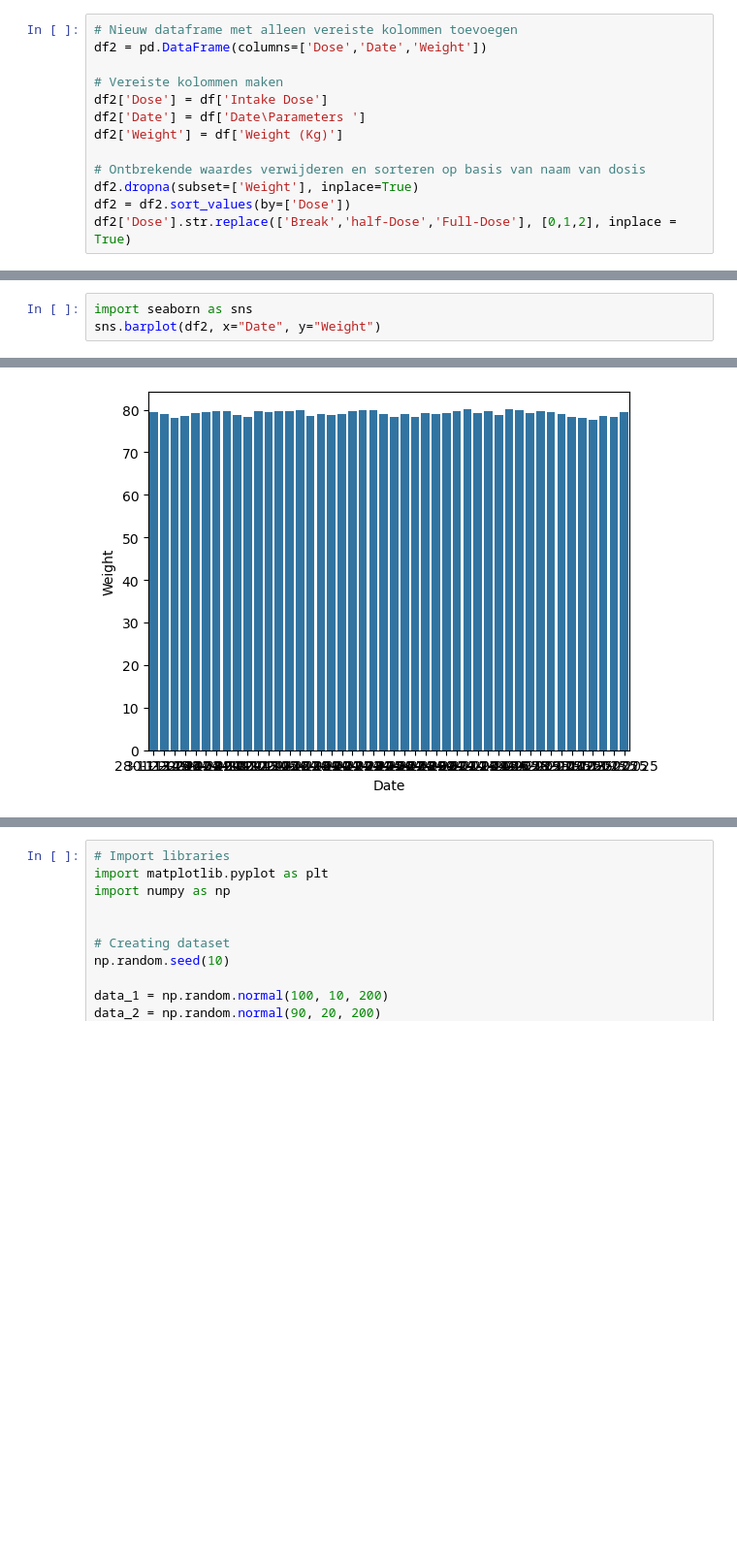
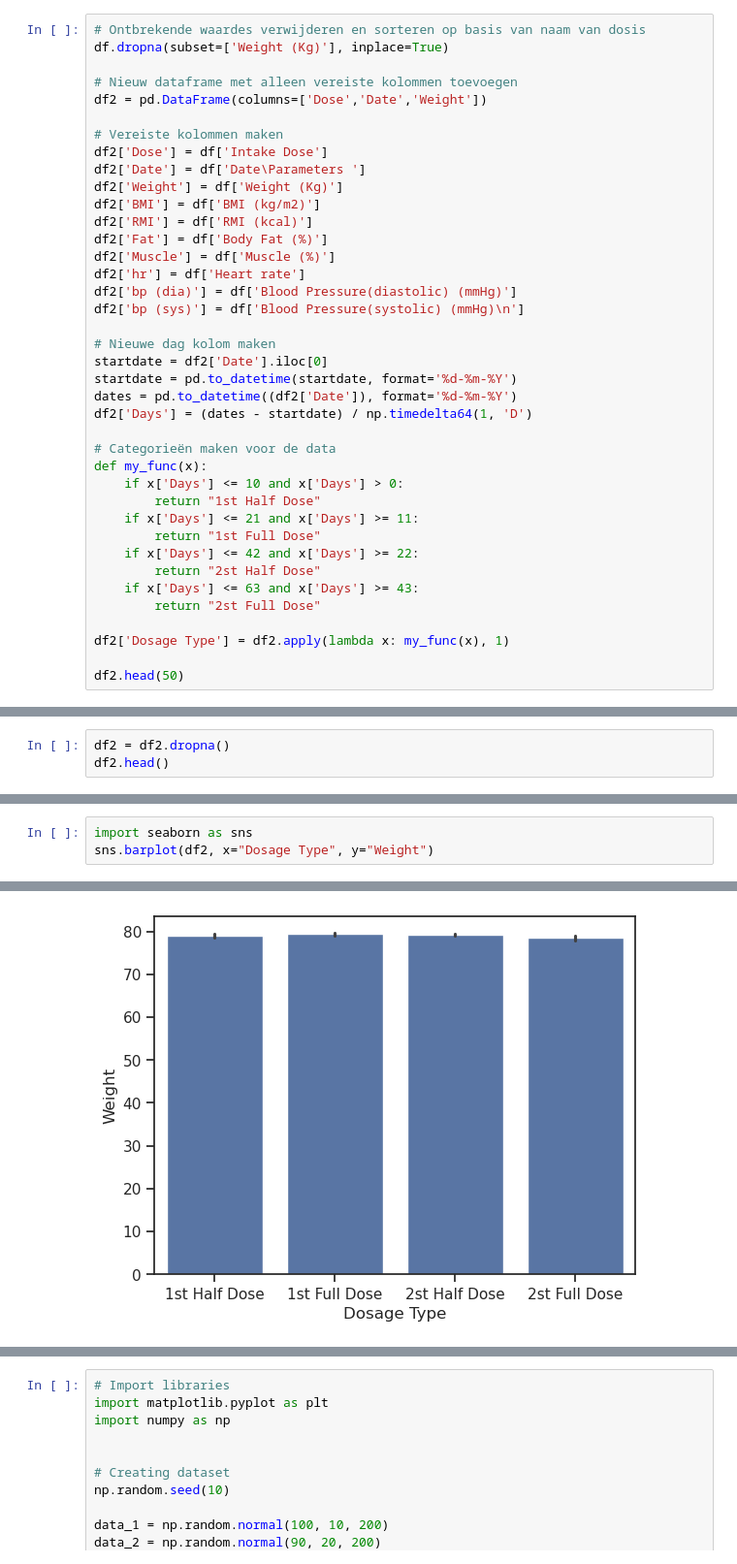
Before and after one commit to ogkourlias/capsaicin, a Jupyter notebook: weight_graphs/weight_graphs.ipynb, the cells around one changed output, grey strips where cells are left out. Shown at 97% size. Saved outputs shown, nothing was run; the diff lists cells and outputs as text; blank space fills up the shorter version.

Commit message:
Updated weight graph code, fixed bugs

```diff
--- a/weight_graphs/weight_graphs.ipynb
+++ b/weight_graphs/weight_graphs.ipynb
@@ -44,4 +79,7 @@ df.head(20)
 # %%
+# Ontbrekende waardes verwijderen en sorteren op basis van naam van dosis
+df.dropna(subset=['Weight (Kg)'], inplace=True)
+
 # Nieuw dataframe met alleen vereiste kolommen toevoegen
 df2 = pd.DataFrame(columns=['Dose','Date','Weight'])
 
@@ -49,9 +87,32 @@ df2 = pd.DataFrame(columns=['Dose','Date','Weight'])
 df2['Dose'] = df['Intake Dose']
 df2['Date'] = df['Date\Parameters ']
 df2['Weight'] = df['Weight (Kg)']
+df2['BMI'] = df['BMI (kg/m2)']
+df2['RMI'] = df['RMI (kcal)']
+df2['Fat'] = df['Body Fat (%)']
+df2['Muscle'] = df['Muscle (%)']
+df2['hr'] = df['Heart rate']
+df2['bp (dia)'] = df['Blood Pressure(diastolic) (mmHg)']
+df2['bp (sys)'] = df['Blood Pressure(systolic) (mmHg)\n']
 
-# Ontbrekende waardes verwijderen en sorteren op basis van naam van dosis
-df2.dropna(subset=['Weight'], inplace=True)
-df2 = df2.sort_values(by=['Dose'])
-df2['Dose'].str.replace(['Break','half-Dose','Full-Dose'], [0,1,2], inplace = True)
+# Nieuwe dag kolom maken
+startdate = df2['Date'].iloc[0]
+startdate = pd.to_datetime(startdate, format='%d-%m-%Y')
+dates = pd.to_datetime((df2['Date']), format='%d-%m-%Y')
+df2['Days'] = (dates - startdate) / np.timedelta64(1, 'D')
+
+# Categorieën maken voor de data
+def my_func(x):
+    if x['Days'] <= 10 and x['Days'] > 0:
+        return "1st Half Dose"
+    if x['Days'] <= 21 and x['Days'] >= 11:
+        return "1st Full Dose"
+    if x['Days'] <= 42 and x['Days'] >= 22:
+        return "2st Half Dose"
+    if x['Days'] <= 63 and x['Days'] >= 43:
+        return "2st Full Dose"
+
+df2['Dosage Type'] = df2.apply(lambda x: my_func(x), 1)
+
+df2.head(50)
 # %% [output]
@@ -70,0 +136,3 @@ NameError: name 'columnname' is not defined
+# %%
+df2 = df2.dropna()
+df2.head()
@@ -71,4 +146,4 @@ NameError: name 'columnname' is not defined
 # %%
 import seaborn as sns
-sns.barplot(df2, x="Date", y="Weight")
+sns.barplot(df2, x="Dosage Type", y="Weight")
 # %% [output]
@@ -76,4 +151,4 @@ sns.barplot(df2, x="Date", y="Weight")
-[figure, old version]
+[figure, new version]
 # %%
 sns.set_theme(style="ticks", color_codes=True)
 tips = sns.load_dataset("tips")
```
Also changed, not shown: parts of 22 cells of this notebook.
